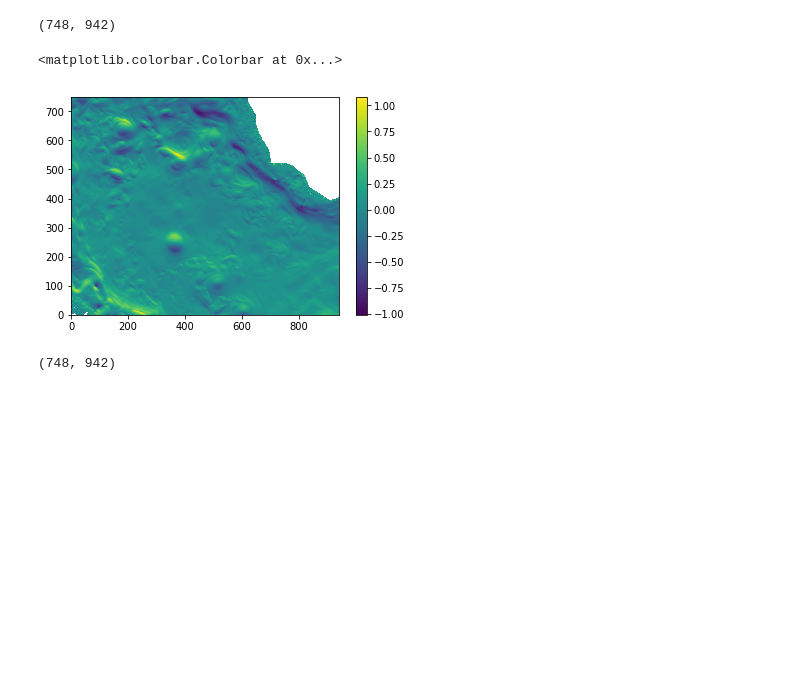
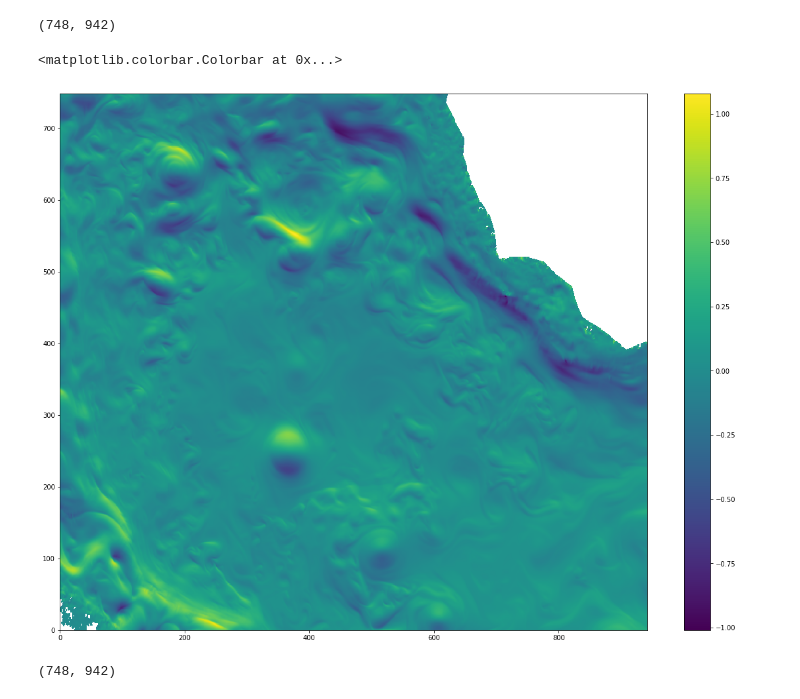
Before and after one commit to BarbotYJG/T-l-chargements-mes-notebooks, a Jupyter notebook: 2018-06-13-Affichage des données.ipynb, the cells around one changed output. Saved outputs shown, nothing was run; the diff lists cells and outputs as text; code cells hidden in the pictures; blank space fills up the shorter version.

```diff
--- a/2018-06-13-Affichage des données.ipynb
+++ b/2018-06-13-Affichage des données.ipynb
@@ -46,11 +46,12 @@ U.shape
 # %% [output]
 (748, 942)
 # %%
+plt.figure(figsize=(20,15))
 plt.pcolormesh(ma.masked_invalid(np.squeeze(U)))
 plt.colorbar()
 # %% [output]
 <matplotlib.colorbar.Colorbar at 0x...>
-[figure, old version]
+[figure, new version]
 # %%
 h = Dataset(Vfile, "r", format="NETCDF4")
 V = h.variables['vomecrty'][0,0]
```
Also changed, not shown: 8 other files.
